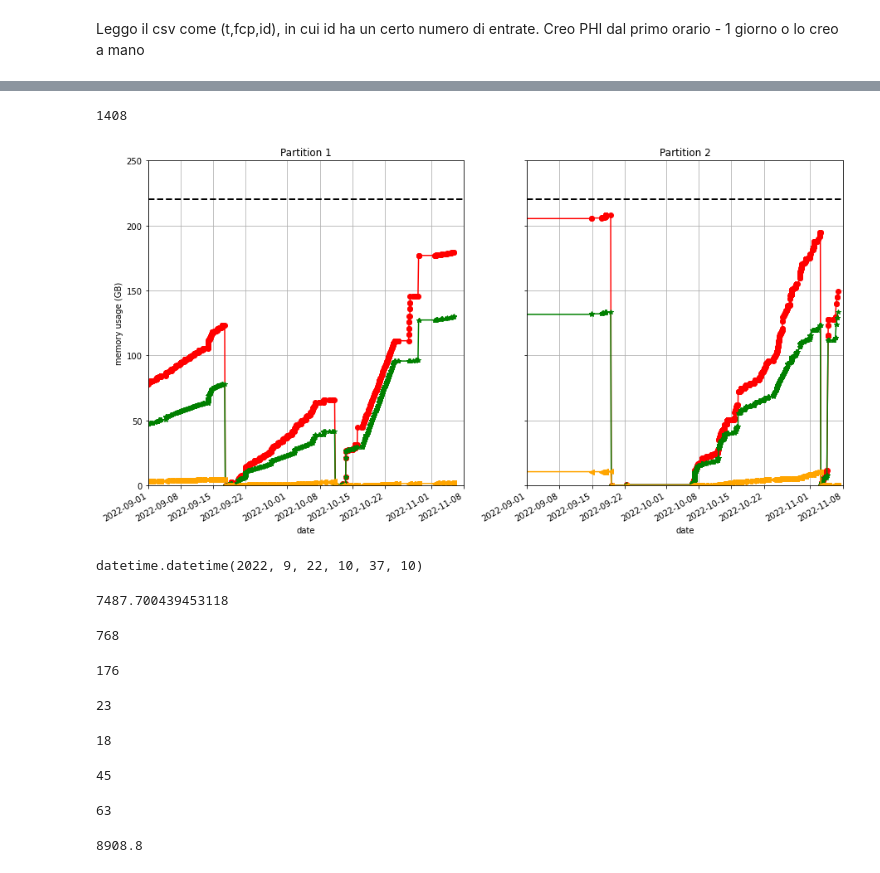
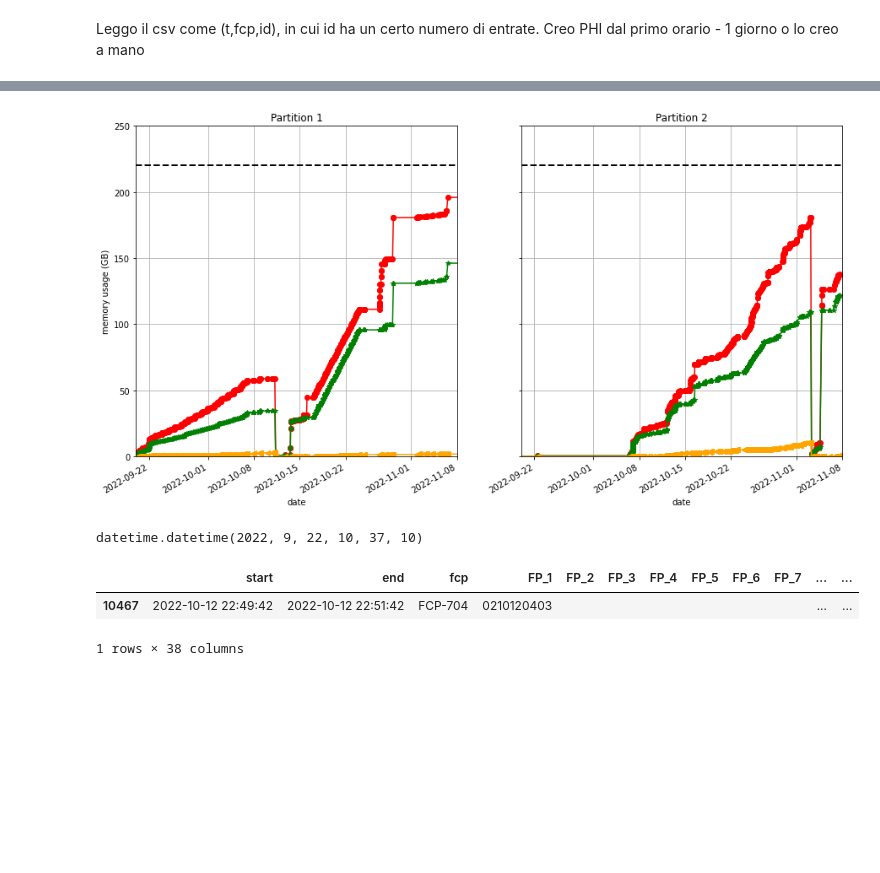
Before and after one commit to dcalc/PHI_TMtool, a Jupyter notebook: planning_from_csv.ipynb, the cells around one changed output, grey strips where cells are left out. Cells and saved outputs as stored; diff of their text form; code cells hidden in the pictures; blank space fills up the shorter version.

```diff
--- a/planning_from_csv.ipynb
+++ b/planning_from_csv.ipynb
@@ -620,4 +581,4 @@ df = []
 for n in stp_n:
     df += [load_csv(stp_dir+n)]
 
-df = pd.concat(df)
+df = pd.concat(df,ignore_index=True)
@@ -632,7 +585,7 @@ datetime.datetime(2022, 11, 1, 14, 19, 38)
 # %%
 PHI = PHI_MEMORY(fromiso('2022-03-05T00:00:00'))
 
-PHI, obs = run(df,PHI)
+PHI, obs = run(df.iloc[:],PHI)
 
-plot_tot(PHI,ylim=(0,250))
+plot_tot(PHI,ylim=(0,250),time_ord=True)
 # %% [output]
@@ -657,11 +595,7 @@ DID to be flushed not found: 0203267004 index: 1327
-# %%
-obs['0211060101'].raw.X
-# %% [output]
-1408
 # %%
-plot_tot(PHI,ylim=(0,250),xlim=(datetime.datetime(2022,9,1),datetime.datetime(2022,11,8)))
+plot_tot(PHI,ylim=(0,250),xlim=(datetime.datetime(2022,9,20),datetime.datetime(2022,11,8)))
 # %% [output]
-[figure, old version]
+[figure, new version]
 # %%
 np.where(np.asarray(PHI.part1.history['raw'])<0,)
 PHI.part2.history['start'][-1]
@@ -676,42 +610,13 @@ def find_nearest(array, value):
     idx = (np.abs(array - value)).argmin()
     return idx
 
-idx1 = find_nearest(PHI.part1.history['start'],datetime.datetime(2022, 4, 8, 0, 0))
-idx2 = find_nearest(PHI.part2.history['start'],datetime.datetime(2022, 4, 8, 0, 0))
-print((PHI.part1.compr+PHI.part2.compr)*1e6/2**20)
+# idx1 = find_nearest(PHI.part1.history['start'],datetime.datetime(2022, 4, 8, 0, 0))
+# idx2 = find_nearest(PHI.part2.history['start'],datetime.datetime(2022, 4, 8, 0, 0))
+# print((PHI.part1.compr+PHI.part2.compr)*1e6/2**20)
+
+# idx1 = find_nearest(PHI.part1.history['start'],datetime.datetime(2022, 4, 8, 0, 0))
+df.query('start == "2022-10-12 22:49:42"')
 # %% [output]
+|  | start | end | fcp | FP_1 | FP_2 | FP_3 | FP_4 | FP_5 | FP_6 | FP_7 | ... | ... |
+| 10467 | 2022-10-12 22:49:42 | 2022-10-12 22:51:42 | FCP-704 | 0210120403 |  |  |  |  |  |  | ... | ... |
-7487.700439453118
+1 rows × 38 columns
-# %%
-obs['0207300001'].raw.crop.crop_x
-# %% [output]
-768
-# %%
-obs['0203310401'].raw.n_datasets + obs['0204010401'].raw.n_datasets + obs['0204020401'].raw.n_datasets + obs['0204030401'].raw.n_datasets + obs['0204040401'].raw.n_datasets
-# %% [output]
-176
-# %%
-obs['0203300301'].raw.n_datasets + obs['0203310301'].raw.n_datasets
-# %% [output]
-23
-# %%
-obs['0203300101'].raw.n_datasets
-# %% [output]
-18
-# %%
-obs['0203300201'].raw.n_datasets
-# %% [output]
-45
-# %%
-obs['0204040501'].raw.n_datasets + obs['0204050501'].raw.n_datasets
-# %% [output]
-63
-# %%
-AR = 176 #1152
-CM = 12+11 #2048
-NF = 18 #2048
-PO1 = 45 #1024
-PO2 = 63 #1024
-
-print(18*(PO1+PO2) + 22.8*AR + 72*(CM+NF))
-# %% [output]
-8908.8
```
Also changed, not shown: parts of 5 cells of this notebook, 4 other files.
